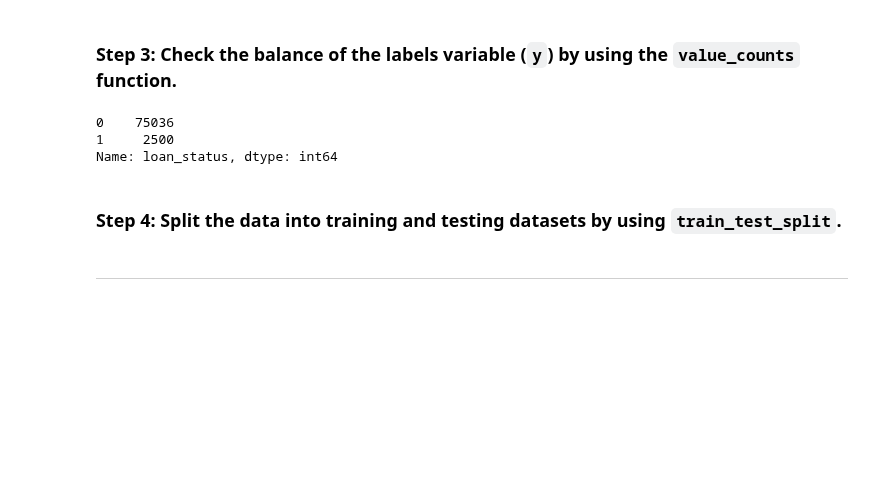
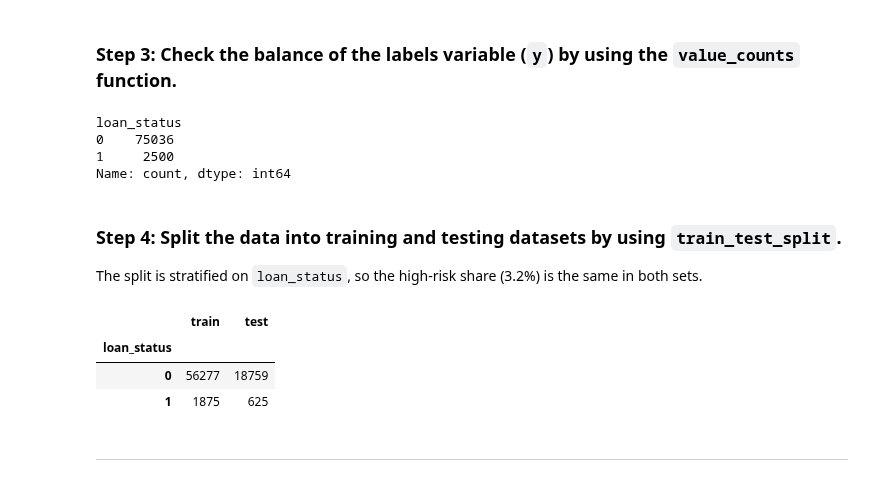
Before and after one commit to Faraz-Tab/credit-risk-classification, a Jupyter notebook: Credit_Risk/credit_risk_classification.ipynb, the cells around one changed output. Cells and saved outputs as stored; diff of their text form; code cells hidden in the pictures; blank space fills up the shorter version.

Commit message:
Rebuild notebook on credit_risk module and re-execute with verified outputs

```diff
--- a/Credit_Risk/credit_risk_classification.ipynb
+++ b/Credit_Risk/credit_risk_classification.ipynb
@@ -25,0 +16,3 @@ lendind_data_df.head()
+# %%
+lending_data_df = pd.read_csv("Resources/lending_data.csv")
+lending_data_df.head()
@@ -55,0 +28,3 @@ X.head()
+# %%
+y = lending_data_df["loan_status"]
+X = lending_data_df.drop(columns="loan_status")
@@ -56,12 +49,13 @@ X.head()
 # %% [markdown]
 ### Step 3: Check the balance of the labels variable (`y`) by using the `value_counts` function.
-# %%
-# Check the balance of our target values
-labels_count = lendind_data_df["loan_status"].value_counts()
-labels_count
-# %% [output]
-0    75036
-1     2500
-Name: loan_status, dtype: int64
+# %%
+y.value_counts()
+# %% [output]
+loan_status
+0    75036
+1     2500
+Name: count, dtype: int64
 # %% [markdown]
 ### Step 4: Split the data into training and testing datasets by using `train_test_split`.
+
+The split is stratified on `loan_status`, so the high-risk share (3.2%) is the same in both sets.
@@ -75,3 +62,11 @@ X_train, X_test, y_train, y_test = train_test_split(X, y, random_state=1)
+# %%
+X_train, X_test, y_train, y_test = split(X, y)
+pd.DataFrame({"train": y_train.value_counts(), "test": y_test.value_counts()})
+# %% [output]
+|  | train | test |
+| loan_status |  |  |
+| 0 | 56277 | 18759 |
+| 1 | 1875 | 625 |
 # %% [markdown]
 ---
 # %% [markdown]
```
Also changed, not shown: parts of 36 cells of this notebook.
